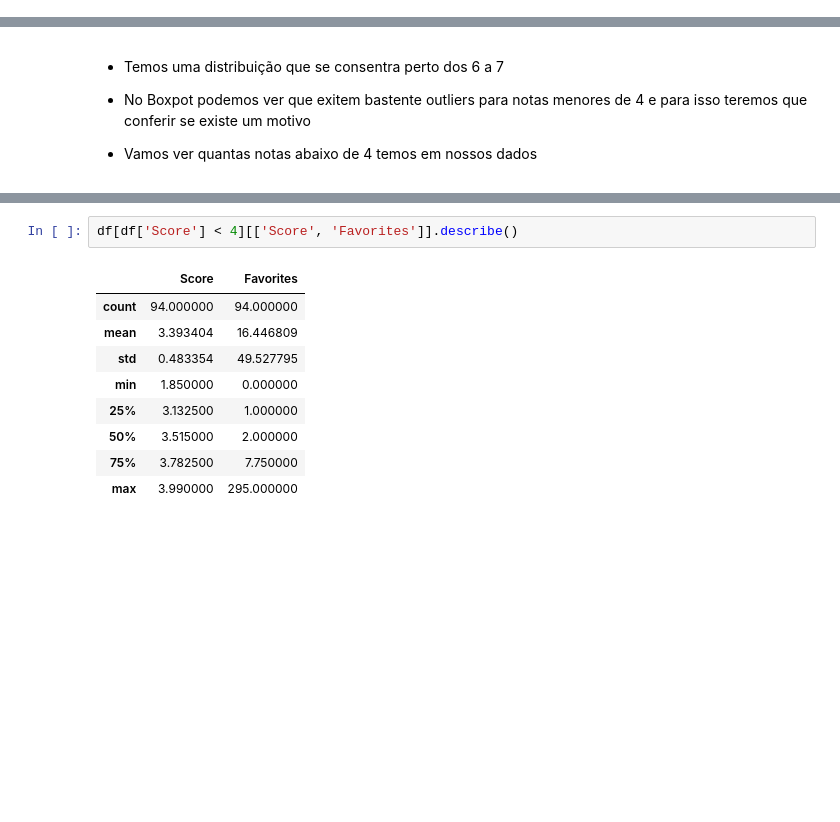
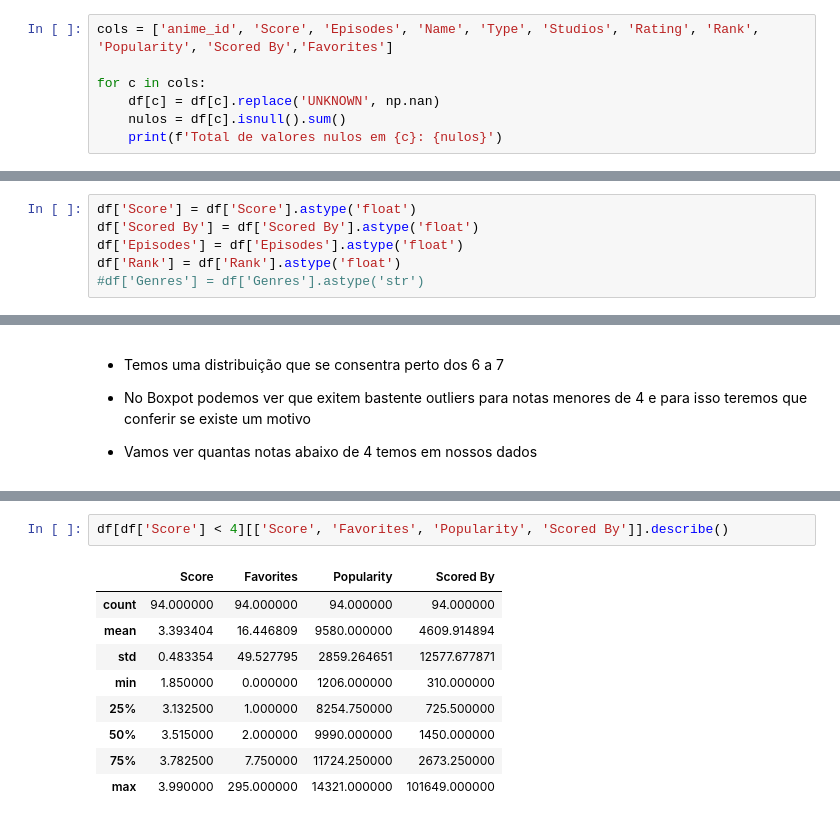
Before and after one commit to guievbs/anime-insights, a Jupyter notebook: notebooks/analise.ipynb, the cells around one changed output, grey strips where cells are left out. Saved outputs shown, nothing was run; the diff lists cells and outputs as text; blank space fills up the shorter version.

```diff
--- a/notebooks/analise.ipynb
+++ b/notebooks/analise.ipynb
@@ -148,0 +151,7 @@ df
+# %%
+cols = ['anime_id', 'Score', 'Episodes', 'Name', 'Type', 'Studios', 'Rating', 'Rank', 'Popularity', 'Scored By','Favorites']
+
+for c in cols:
+    df[c] = df[c].replace('UNKNOWN', np.nan)
+    nulos = df[c].isnull().sum()
+    print(f'Total de valores nulos em {c}: {nulos}')
@@ -148,0 +173,6 @@ df
+# %%
+df['Score'] = df['Score'].astype('float')
+df['Scored By'] = df['Scored By'].astype('float')
+df['Episodes'] = df['Episodes'].astype('float')
+df['Rank'] = df['Rank'].astype('float')
+#df['Genres'] = df['Genres'].astype('str')
@@ -344,14 +367,14 @@ df[df['Score'] < 4]
 | 16901 | 42260 | Ninja Collection | 3.75 | Horror, Supernatural | TV | 13.0 | ILCA, DRAWIZ, Toho Interactive An... | PG-13 - Teens 13 or older | 12639.0 | 4973 | ... |
 94 rows × 12 columns
 # %%
-df[df['Score'] < 4][['Score', 'Favorites']].describe()
+df[df['Score'] < 4][['Score', 'Favorites', 'Popularity', 'Scored By']].describe()
 # %% [output]
-|  | Score | Favorites |
-| count | 94.000000 | 94.000000 |
-| mean | 3.393404 | 16.446809 |
-| std | 0.483354 | 49.527795 |
-| min | 1.850000 | 0.000000 |
-| 25% | 3.132500 | 1.000000 |
-| 50% | 3.515000 | 2.000000 |
-| 75% | 3.782500 | 7.750000 |
-| max | 3.990000 | 295.000000 |
+|  | Score | Favorites | Popularity | Scored By |
+| count | 94.000000 | 94.000000 | 94.000000 | 94.000000 |
+| mean | 3.393404 | 16.446809 | 9580.000000 | 4609.914894 |
+| std | 0.483354 | 49.527795 | 2859.264651 | 12577.677871 |
+| min | 1.850000 | 0.000000 | 1206.000000 | 310.000000 |
+| 25% | 3.132500 | 1.000000 | 8254.750000 | 725.500000 |
+| 50% | 3.515000 | 2.000000 | 9990.000000 | 1450.000000 |
+| 75% | 3.782500 | 7.750000 | 11724.250000 | 2673.250000 |
+| max | 3.990000 | 295.000000 | 14321.000000 | 101649.000000 |
```
Also changed, not shown: parts of 14 cells of this notebook.
